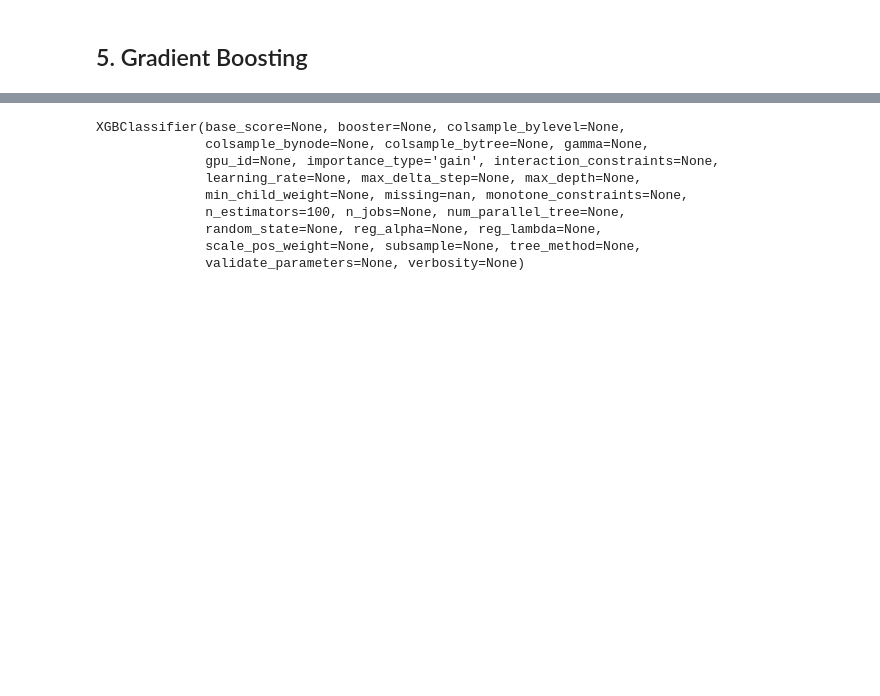
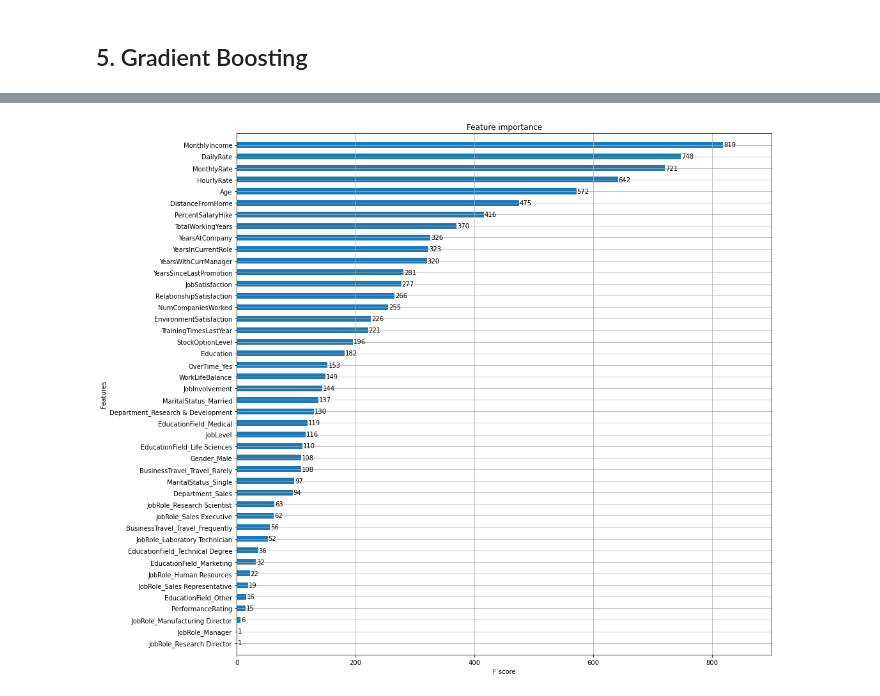
Before and after one commit to vita-levytska/HR-Analytics, a Jupyter notebook: HR-Analytics-Models.ipynb, the cells around one changed output, grey strips where cells are left out. Cells and saved outputs as stored; diff of their text form; code cells hidden in the pictures; blank space fills up the shorter version.

```diff
--- a/HR-Analytics-Models.ipynb
+++ b/HR-Analytics-Models.ipynb
@@ -260,5 +310,11 @@ print("Recall score for Random Forest is %2.2f" % rf_recall)
 # %%
 import xgboost as xgb
 
-xgb.XGBClassifier(colsample_bytree=0.5, gamma=0.1, learning_rate=0.01, max_depth=3, min_child_weight=1,
-                  n_estimators=100, subsample=0.5)
+#fit the model
+gb_model = xgb.XGBClassifier(colsample_bytree=0.3, gamma=0.001, learning_rate=0.1, max_depth=3, min_child_weight=1,
+                  n_estimators=2000, subsample=0.3, use_label_encoder=False, random_state = 0)
+gb_model.fit(feat_train_sampled, resp_train_sampled)
+
+#calculate and print recall score
+gb_recall = recall_score(resp_test, gb_model.predict(feat_test))
+print("Recall score for Gradient Boosting is %2.2f" % gb_recall)
@@ -265,15 +324,8 @@ xgb.XGBClassifier(colsample_bytree=0.5, gamma=0.1, learning_rate=0.01, max_depth
-# %%
-xgb.XGBClassifier(colsample_bytree=0.5, gamma=0.1, learning_rate=0.01, max_depth=3, min_child_weight=1,
-                  n_estimators=100, subsample=0.5)
-# %% [output]
-XGBClassifier(base_score=None, booster=None, colsample_bylevel=None,
-              colsample_bynode=None, colsample_bytree=None, gamma=None,
-              gpu_id=None, importance_type='gain', interaction_constraints=None,
-              learning_rate=None, max_delta_step=None, max_depth=None,
-              min_child_weight=None, missing=nan, monotone_constraints=None,
-              n_estimators=100, n_jobs=None, num_parallel_tree=None,
-              random_state=None, reg_alpha=None, reg_lambda=None,
-              scale_pos_weight=None, subsample=None, tree_method=None,
-              validate_parameters=None, verbosity=None)
+# %%
+fig, ax = plt.subplots(figsize=(15,15))
+xgb.plot_importance(gb_model, height = 0.5, ax = ax)
+plt.show()
+# %% [output]
+[figure, added]
 # %%
 best_model.fit(X_train_2, y_train_2, early_stopping_rounds=10, eval_set=eval_set, verbose=True)
```
Also changed, not shown: parts of 23 cells of this notebook.
